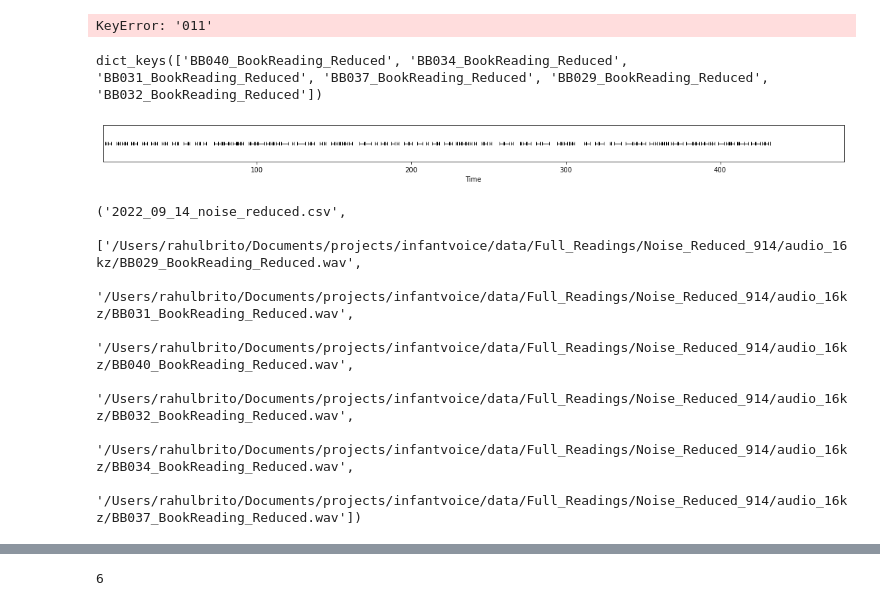
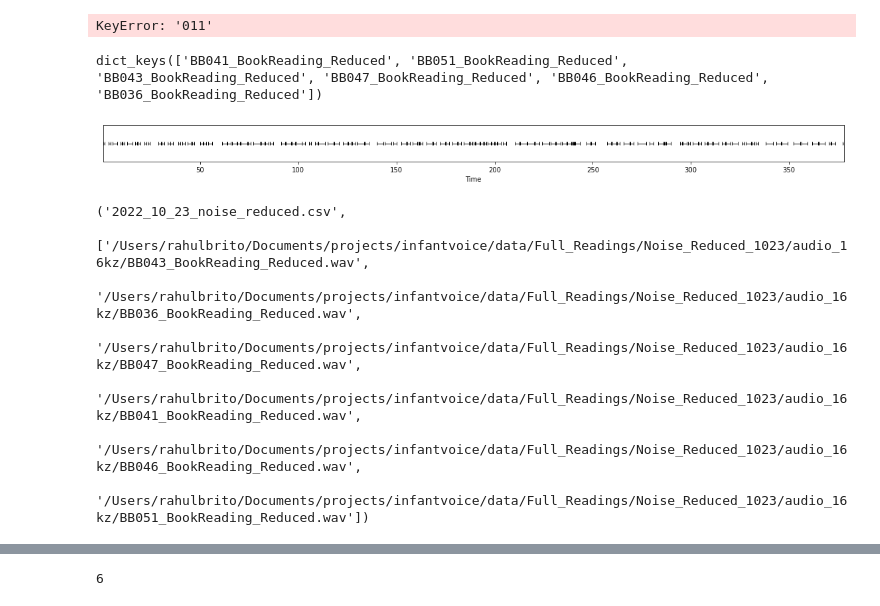
Before and after one commit to Rahul-Brito/infantvoice, a Jupyter notebook: scripts/Pyannote Embedder.ipynb, the cells around one changed output, grey strips where cells are left out. Saved outputs shown, nothing was run; the diff lists cells and outputs as text; code cells hidden in the pictures.

```diff
--- a/scripts/Pyannote Embedder.ipynb
+++ b/scripts/Pyannote Embedder.ipynb
@@ -90,6 +90,6 @@ def extract_16khz_audio(root_dir, video=False):
 ##Downsample audio to 16kHz
 #root_dir= "/Users/rahulbrito/Documents/projects/infantvoice/data/Full_Readings/Noise_Reduced"
 #root_dir='/Users/rahulbrito/Documents/projects/infantvoice/data/Full_Readings/Loudness_Test_8.9.22'
-root_dir='/Users/rahulbrito/Documents/projects/infantvoice/data/Full_Readings/Noise_Reduced_914'
+root_dir='/Users/rahulbrito/Documents/projects/infantvoice/data/Full_Readings/Noise_Reduced_1023'
 !ls $root_dir
 # %% [output]
@@ -132,0 +135,8 @@ diarized_raw['BB037_BookReading_Reduced']
+# %%
+speaker_map = {'BB041_BookReading_Reduced':['SPEAKER_00'],
+               'BB051_BookReading_Reduced':['SPEAKER_00', 'SPEAKER_01'],
+               'BB043_BookReading_Reduced':['SPEAKER_00'],
+               'BB047_BookReading_Reduced':['SPEAKER_00'],
+               'BB046_BookReading_Reduced':['SPEAKER_00'],
+               'BB036_BookReading_Reduced':['SPEAKER_00']
+              }
@@ -133,11 +152,11 @@ diarized_raw['BB037_BookReading_Reduced']
 # %%
-speaker_map = {'BB040_BookReading_Reduced':['SPEAKER_01'],
-               'BB034_BookReading_Reduced':['SPEAKER_00'],
-               'BB031_BookReading_Reduced':['SPEAKER_00','SPEAKER_01'],
-               'BB037_BookReading_Reduced':['SPEAKER_01'],
-               'BB029_BookReading_Reduced':['SPEAKER_00'],
-               'BB032_BookReading_Reduced':['SPEAKER_00','SPEAKER_01','SPEAKER_02','SPEAKER_03']
-              }
+#speaker_map = {'BB040_BookReading_Reduced':['SPEAKER_01'],
+#               'BB034_BookReading_Reduced':['SPEAKER_00'],
+#               'BB031_BookReading_Reduced':['SPEAKER_00','SPEAKER_01'],
+#               'BB037_BookReading_Reduced':['SPEAKER_01'],
+#               'BB029_BookReading_Reduced':['SPEAKER_00'],
+#               'BB032_BookReading_Reduced':['SPEAKER_00','SPEAKER_01','SPEAKER_02','SPEAKER_03']
+#              }
 # %%
 speaker_map_json = '/Users/rahulbrito/Documents/projects/infantvoice/data/Full_Readings/Noise_Reduced/diarized/speaker_map.json'
 with open(speaker_map_json) as json_file:
@@ -178,11 +197,11 @@ for label, all_timelines in temp.items():
 # %%
 diarized.keys()
 # %% [output]
-dict_keys(['BB040_BookReading_Reduced', 'BB034_BookReading_Reduced', 'BB031_BookReading_Reduced', 'BB037_BookReading_Reduced', 'BB029_BookReading_Reduced', 'BB032_BookReading_Reduced'])
+dict_keys(['BB041_BookReading_Reduced', 'BB051_BookReading_Reduced', 'BB043_BookReading_Reduced', 'BB047_BookReading_Reduced', 'BB046_BookReading_Reduced', 'BB036_BookReading_Reduced'])
 # %%
-diarized['BB037_BookReading_Reduced']
+diarized['BB041_BookReading_Reduced']
 # %% [output]
-[figure, old version]
+[figure, new version]
 # %%
 emb_dir = '/Users/rahulbrito/Documents/projects/infantvoice/data/embeddings'
 save_name = datetime.now().strftime('%Y_%m_%d') + '_noise_reduced.csv'
@@ -196,13 +215,13 @@ all_files = glob.glob(down_sample_dir+'/*', recursive=True)
 
 save_name, all_files
 # %% [output]
-('2022_09_14_noise_reduced.csv',
- ['/Users/rahulbrito/Documents/projects/infantvoice/data/Full_Readings/Noise_Reduced_914/audio_16kz/BB029_BookReading_Reduced.wav',
-  '/Users/rahulbrito/Documents/projects/infantvoice/data/Full_Readings/Noise_Reduced_914/audio_16kz/BB031_BookReading_Reduced.wav',
-  '/Users/rahulbrito/Documents/projects/infantvoice/data/Full_Readings/Noise_Reduced_914/audio_16kz/BB040_BookReading_Reduced.wav',
-  '/Users/rahulbrito/Documents/projects/infantvoice/data/Full_Readings/Noise_Reduced_914/audio_16kz/BB032_BookReading_Reduced.wav',
-  '/Users/rahulbrito/Documents/projects/infantvoice/data/Full_Readings/Noise_Reduced_914/audio_16kz/BB034_BookReading_Reduced.wav',
-  '/Users/rahulbrito/Documents/projects/infantvoice/data/Full_Readings/Noise_Reduced_914/audio_16kz/BB037_BookReading_Reduced.wav'])
+('2022_10_23_noise_reduced.csv',
+ ['/Users/rahulbrito/Documents/projects/infantvoice/data/Full_Readings/Noise_Reduced_1023/audio_16kz/BB043_BookReading_Reduced.wav',
+  '/Users/rahulbrito/Documents/projects/infantvoice/data/Full_Readings/Noise_Reduced_1023/audio_16kz/BB036_BookReading_Reduced.wav',
+  '/Users/rahulbrito/Documents/projects/infantvoice/data/Full_Readings/Noise_Reduced_1023/audio_16kz/BB047_BookReading_Reduced.wav',
+  '/Users/rahulbrito/Documents/projects/infantvoice/data/Full_Readings/Noise_Reduced_1023/audio_16kz/BB041_BookReading_Reduced.wav',
+  '/Users/rahulbrito/Documents/projects/infantvoice/data/Full_Readings/Noise_Reduced_1023/audio_16kz/BB046_BookReading_Reduced.wav',
+  '/Users/rahulbrito/Documents/projects/infantvoice/data/Full_Readings/Noise_Reduced_1023/audio_16kz/BB051_BookReading_Reduced.wav'])
 # %%
 pyannote_emb = ee.pyannote_extract_directory(all_files, diarized,emb_dir,save_name,window_type="sliding",save=True)
 pyannote_emb
```
Also changed, not shown: parts of 11 cells of this notebook, 1 other file.
